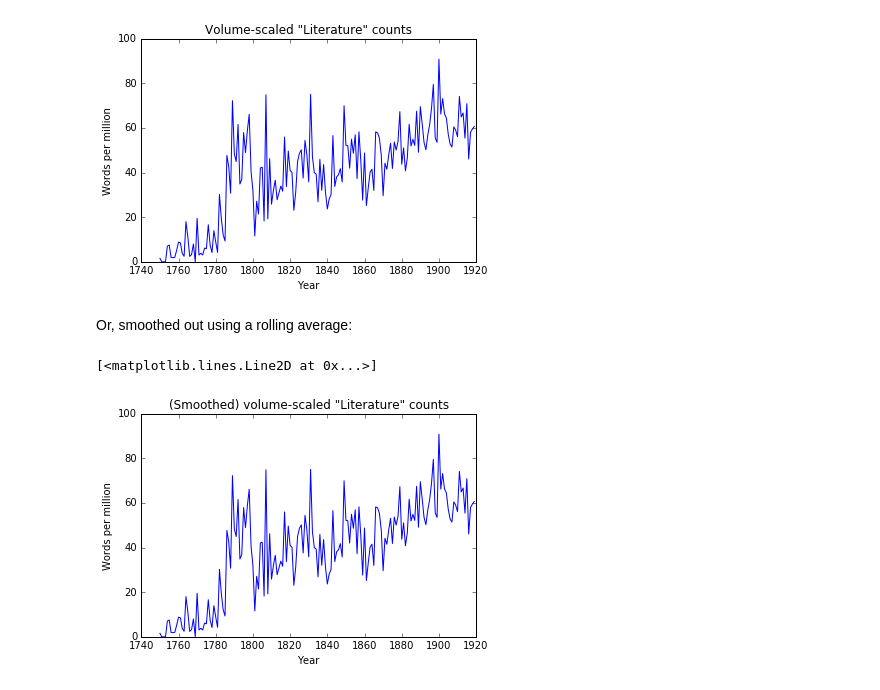
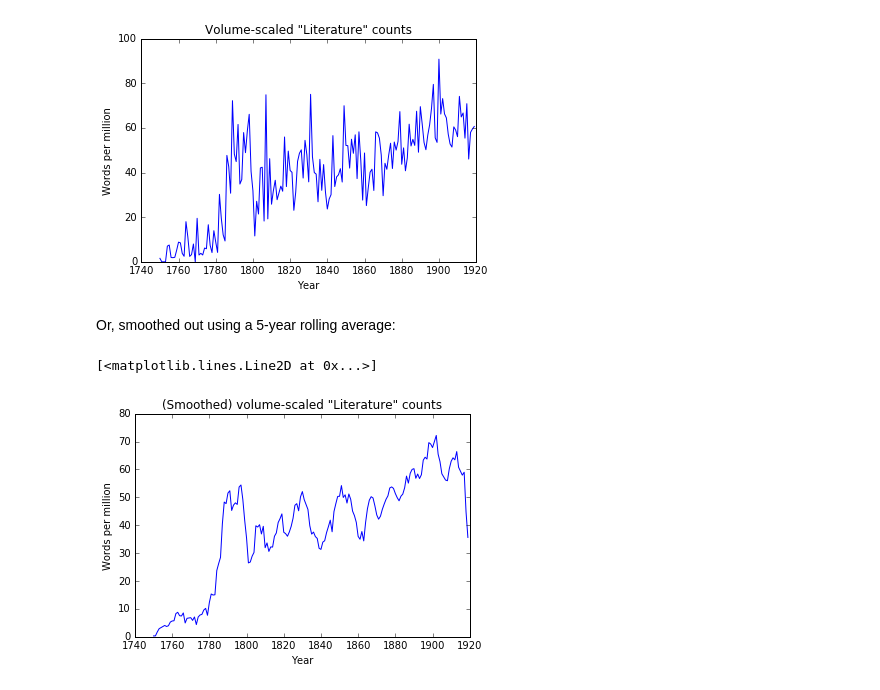
Before and after one commit to davidmcclure/history-of-literature, a Jupyter notebook: notes/hathi-data.ipynb, the cells around one changed output. Saved outputs shown, nothing was run; the diff lists cells and outputs as text; code cells hidden in the pictures.

Commit message:
Smooth the plot.

```diff
--- a/notes/hathi-data.ipynb
+++ b/notes/hathi-data.ipynb
@@ -249,16 +249,17 @@ plt.plot(xs, ys)
 [<matplotlib.lines.Line2D at 0x...>]
 [figure]
 # %% [markdown]
-Or, smoothed out using a rolling average:
+Or, smoothed out using a 5-year rolling average:
 # %%
 import numpy as np
 
-smoothed = np.convolve(ys, np.ones(5)/5, mode='same')
+w = 5
+smoothed = np.convolve(ys, np.ones(w)/w, mode='same')
 
 plt.title('(Smoothed) volume-scaled "Literature" counts')
 plt.xlabel('Year')
 plt.ylabel('Words per million')
-plt.plot(xs, sm)
+plt.plot(xs, smoothed)
 # %% [output]
 [<matplotlib.lines.Line2D at 0x...>]
-[figure, old version]
+[figure, new version]
```
